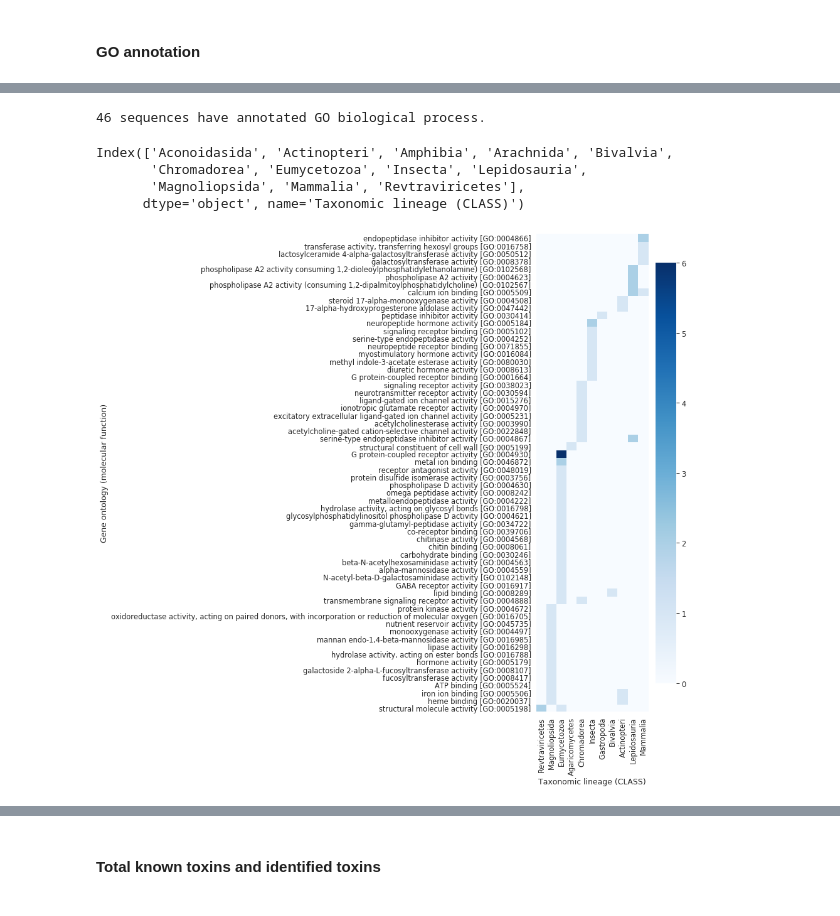
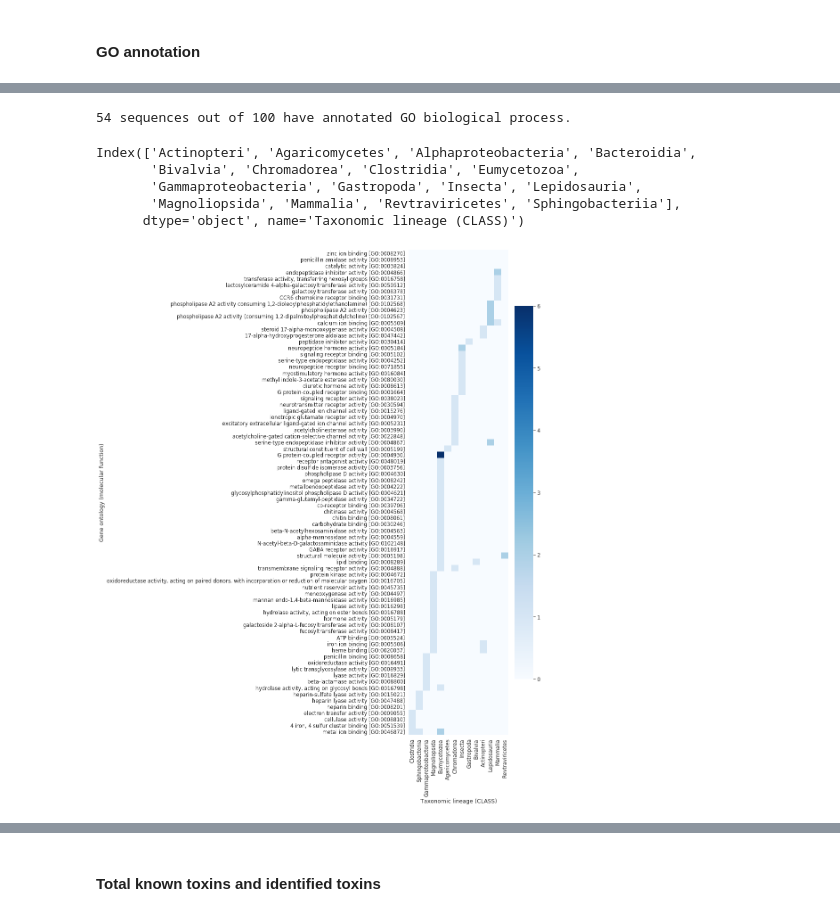
Before and after one commit to Gardner-BinfLab/Razor_paper_2021, a Jupyter notebook: UniProt_Scan/Toxin_detection_after_scoring.ipynb, the cells around one changed output, grey strips where cells are left out. Cells and saved outputs as stored; diff of their text form; code cells hidden in the pictures.

```diff
--- a/UniProt_Scan/Toxin_detection_after_scoring.ipynb
+++ b/UniProt_Scan/Toxin_detection_after_scoring.ipynb
@@ -366,32 +436,0 @@ plt.savefig('../figs/toxins_organisms_predictions_uniprot_bar.pdf',  bbox_inches
-# %%
-sns.set_context("paper", font_scale=1.5)
-plt.figure(figsize=(16, 3.5))
-
-sort_cols = [#'N/A',
-    'Magnoliopsida',
-    'Eumycetozoa',
-    'Agaricomycetes',
-    'Anthozoa (anthozoans)',
-    'Chromadorea',
-    'Insecta',
-    'Arachnida',
-    'Bivalvia',
-    'Actinopteri',
-    'Amphibia',
-    'Lepidosauria',
-    'Mammalia']
-
-plot_df['Heatmap'] = 1 #required for aggregation
-
-new_df = plot_df[['Heatmap','Protein families', 'Taxonomic lineage (CLASS)']]\
-.groupby(['Protein families', 'Taxonomic lineage (CLASS)']).count().reset_index()\
-.pivot_table(index='Protein families',
-             columns='Taxonomic lineage (CLASS)',
-             values='Heatmap')
-
-tt = new_df.copy().sort_values(by=sort_cols, ascending=True)[sort_cols].fillna(0)
-
-ax = sns.heatmap(tt.transpose() , cmap='Blues')
-plt.xticks(rotation=45, ha='right');
-# ax.invert_yaxis()
-# plt.savefig('../figs/toxins_protein_families_predictions_uniprot.pdf',  bbox_inches='tight', pad_inches=0)
@@ -708,15 +875,25 @@ plt.savefig('../figs/toxins_GO_(biological_process).pdf',  bbox_inches='tight',
 # %%
-print('{} sequences have annotated GO biological process.'.format(clustered_df.shape[0] - len(clustered_df[clustered_df['Gene ontology (biological process)'].isna()]['Entry'].values)))
+print('{} sequences out of {} have annotated GO biological process.'.format(clustered_df.shape[0] - len(clustered_df[clustered_df['Gene ontology (biological process)'].isna()]['Entry'].values), clustered_df.shape[0]))
 # %% [output]
-46 sequences have annotated GO biological process.
+54 sequences out of 100 have annotated GO biological process.
-# %%
-# test1['Taxonomic lineage (CLASS)'].value_counts()
-new_df1.columns
-# %% [output]
-Index(['Aconoidasida', 'Actinopteri', 'Amphibia', 'Arachnida', 'Bivalvia',
-       'Chromadorea', 'Eumycetozoa', 'Insecta', 'Lepidosauria',
-       'Magnoliopsida', 'Mammalia', 'Revtraviricetes'],
-      dtype='object', name='Taxonomic lineage (CLASS)')
+# %%
+test1 = plot_df[['Gene ontology (molecular function)','Protein families', 'Taxonomic lineage (CLASS)']].copy()
+test1['Gene ontology (molecular function)'] = test1['Gene ontology (molecular function)'].str.split('; ')
+test1 = test1.explode(column='Gene ontology (molecular function)')
+
+test1['Heatmap'] = 1
+new_df1 = test1[['Gene ontology (molecular function)','Heatmap', 'Taxonomic lineage (CLASS)']]\
+.groupby(['Gene ontology (molecular function)', 'Taxonomic lineage (CLASS)']).count().reset_index()\
+.pivot_table(index='Gene ontology (molecular function)',
+             columns='Taxonomic lineage (CLASS)',
+             values='Heatmap')
+new_df1.columns
+# %% [output]
+Index(['Actinopteri', 'Agaricomycetes', 'Alphaproteobacteria', 'Bacteroidia',
+       'Bivalvia', 'Chromadorea', 'Clostridia', 'Eumycetozoa',
+       'Gammaproteobacteria', 'Gastropoda', 'Insecta', 'Lepidosauria',
+       'Magnoliopsida', 'Mammalia', 'Revtraviricetes', 'Sphingobacteriia'],
+      dtype='object', name='Taxonomic lineage (CLASS)')
 # %%
 test1 = plot_df[['Gene ontology (molecular function)','Protein families', 'Taxonomic lineage (CLASS)']].copy()
 test1['Gene ontology (molecular function)'] = test1['Gene ontology (molecular function)'].str.split('; ')
@@ -731,38 +908,45 @@ new_df1 = test1[['Gene ontology (molecular function)','Heatmap', 'Taxonomic line
 
 
 sort_cols = [#'N/A',
-    'Revtraviricetes',
+    'Clostridia',
+    'Sphingobacteriia',
+'Gammaproteobacteria',
 #     'Pokkesviricetes',
 
 
 #  'Megaviricetes',
 #  'Insthoviricetes',
 
 #  'Pinopsida',
  'Magnoliopsida',
     'Eumycetozoa',
     'Agaricomycetes',
 #  'Saccharomycetes',
 #  'Sordariomycetes',
 #  'Aconoidasida',
 #     'Aconoidasida',
  'Chromadorea',
  'Insecta',
 #     'Arachnida',
  'Gastropoda',
     'Bivalvia',
 #     'Anthozoa (anthozoans)',
  'Actinopteri',
 #  'Amphibia',
  'Lepidosauria',
- 'Mammalia']
+ 'Mammalia',
+    'Revtraviricetes',
+]
+
+
+# sort_cols = new_df1.columns.tolist()
 
 sns.set_context("paper", font_scale=1.3)
-plt.figure(figsize=(4, 14))
+plt.figure(figsize=(5, 20))
 
 ax = sns.heatmap(new_df1.sort_values(by=sort_cols, ascending=True)[sort_cols].fillna(0), cmap='Blues')
 ax.invert_yaxis()
 plt.savefig('../figs/toxins_GO_(molecular function).pdf',  bbox_inches='tight', pad_inches=0)
 # %% [output]
-[figure, old version]
+[figure, new version]
 # %%
```
Also changed, not shown: parts of 55 cells of this notebook, 38 other files.
